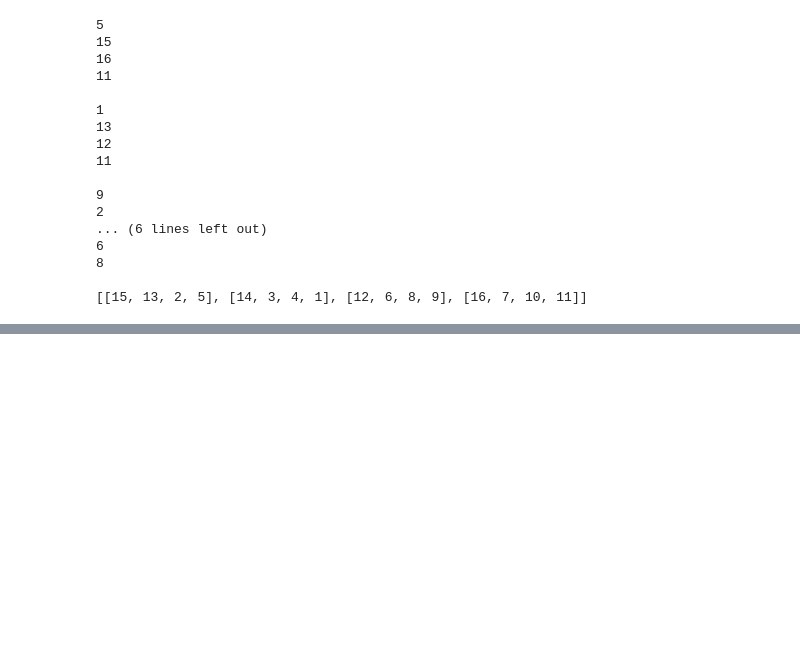
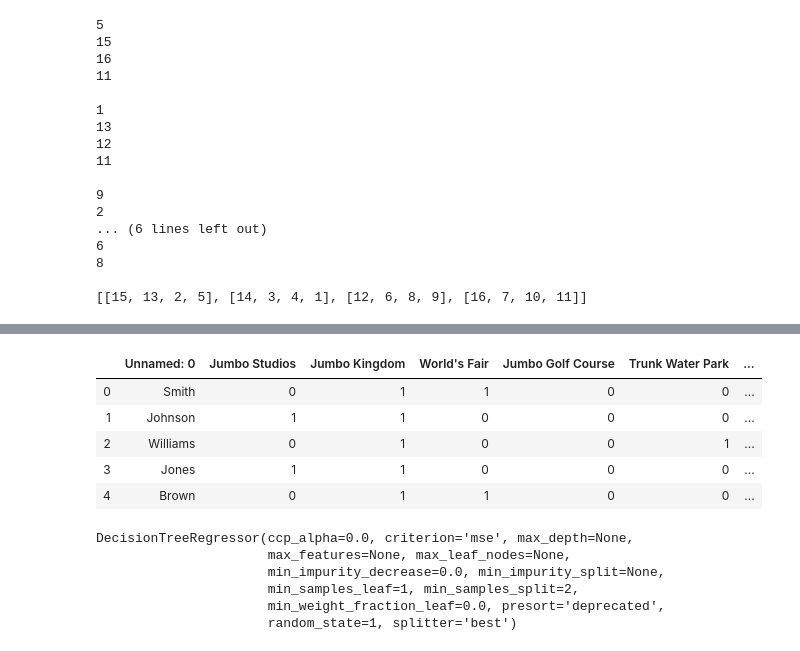
Before and after one commit to ErliCai/Tufts-COMP, a Jupyter notebook: Untitled.ipynb, the cells around one changed output, grey strips where cells are left out. Drawn from its saved outputs; the diff is of its cells as text; code cells hidden in the pictures; blank space fills up the shorter version.

```diff
--- a/Untitled.ipynb
+++ b/Untitled.ipynb
@@ -86,0 +241,20 @@ print(m)
+# %%
+f.head()
+# %% [output]
+|  | Unnamed: 0 | Jumbo Studios | Jumbo Kingdom | World's Fair | Jumbo Golf Course | Trunk Water Park | ... |
+| 0 | Smith | 0 | 1 | 1 | 0 | 0 | ... |
+| 1 | Johnson | 1 | 1 | 0 | 0 | 0 | ... |
+| 2 | Williams | 0 | 1 | 0 | 0 | 1 | ... |
+| 3 | Jones | 1 | 1 | 0 | 0 | 0 | ... |
+| 4 | Brown | 0 | 1 | 1 | 0 | 0 | ... |
+# %%
+from sklearn.tree import DecisionTreeRegressor
+model = DecisionTreeRegressor(random_state=1)
+model.fit(X, y)
+# %% [output]
+DecisionTreeRegressor(ccp_alpha=0.0, criterion='mse', max_depth=None,
+                      max_features=None, max_leaf_nodes=None,
+                      min_impurity_decrease=0.0, min_impurity_split=None,
+                      min_samples_leaf=1, min_samples_split=2,
+                      min_weight_fraction_leaf=0.0, presort='deprecated',
+                      random_state=1, splitter='best')
```
Also changed, not shown: parts of 15 cells of this notebook, 39 other files.
